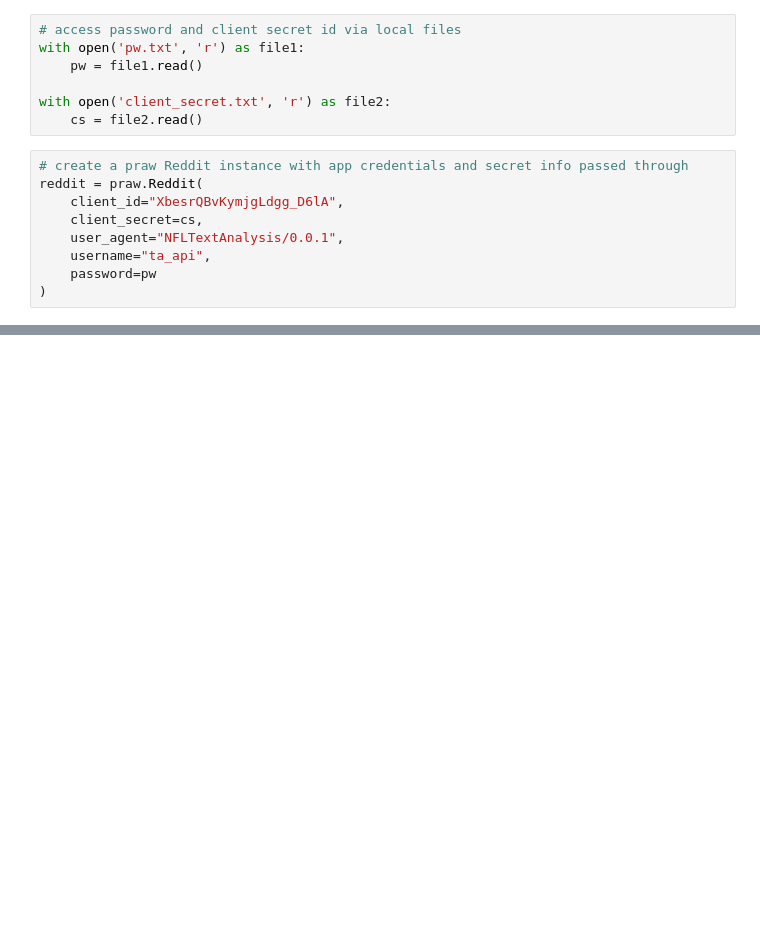
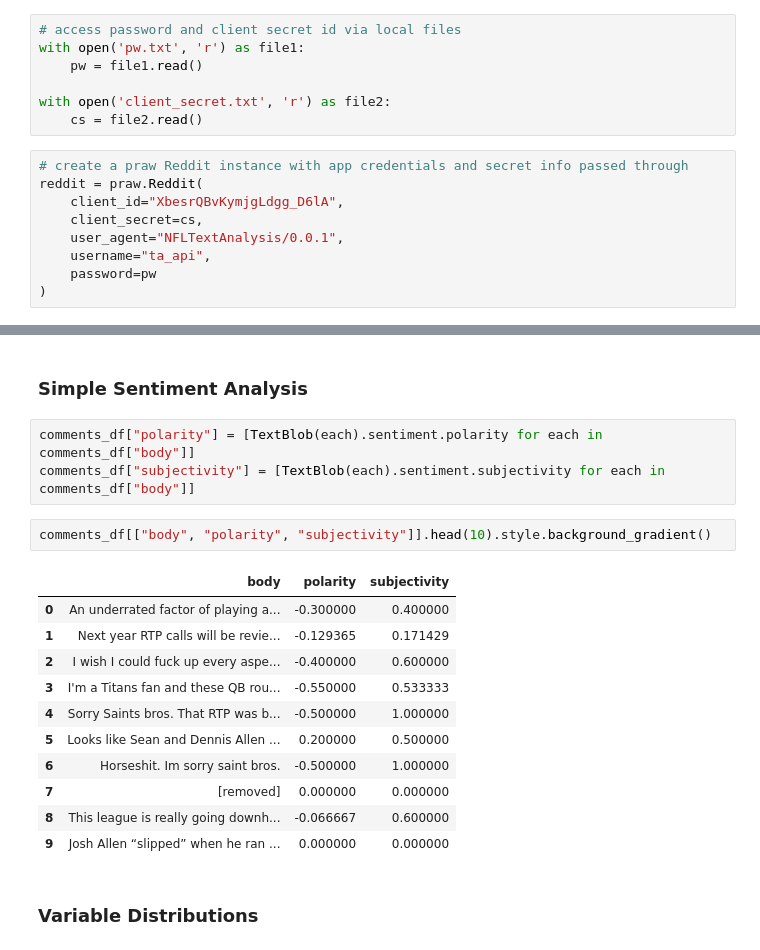
Before and after one commit to phil-cork/collaboration, a Jupyter notebook: RedditTextAnalysis/RedditAPITest.ipynb, the cells around one changed output, grey strips where cells are left out. Cells and saved outputs as stored; diff of their text form; blank space fills up the shorter version.

Commit message:
EDIT: Exploratory Analysis

```diff
--- a/RedditTextAnalysis/RedditAPITest.ipynb
+++ b/RedditTextAnalysis/RedditAPITest.ipynb
@@ -47,0 +66,21 @@ comments_df.head()
+# %% [markdown]
+### Simple Sentiment Analysis
+# %%
+comments_df["polarity"] = [TextBlob(each).sentiment.polarity for each in comments_df["body"]]
+comments_df["subjectivity"] = [TextBlob(each).sentiment.subjectivity for each in comments_df["body"]]
+# %%
+comments_df[["body", "polarity", "subjectivity"]].head(10).style.background_gradient()
+# %% [output]
+|  | body | polarity | subjectivity |
+| 0 | An underrated factor of playing a... | -0.300000 | 0.400000 |
+| 1 | Next year RTP calls will be revie... | -0.129365 | 0.171429 |
+| 2 | I wish I could fuck up every aspe... | -0.400000 | 0.600000 |
+| 3 | I'm a Titans fan and these QB rou... | -0.550000 | 0.533333 |
+| 4 | Sorry Saints bros. That RTP was b... | -0.500000 | 1.000000 |
+| 5 | Looks like Sean and Dennis Allen ... | 0.200000 | 0.500000 |
+| 6 | Horseshit. Im sorry saint bros. | -0.500000 | 1.000000 |
+| 7 | [removed] | 0.000000 | 0.000000 |
+| 8 | This league is really going downh... | -0.066667 | 0.600000 |
+| 9 | Josh Allen “slipped” when he ran ... | 0.000000 | 0.000000 |
+# %% [markdown]
+### Variable Distributions
```
Also changed, not shown: parts of 17 cells of this notebook.
